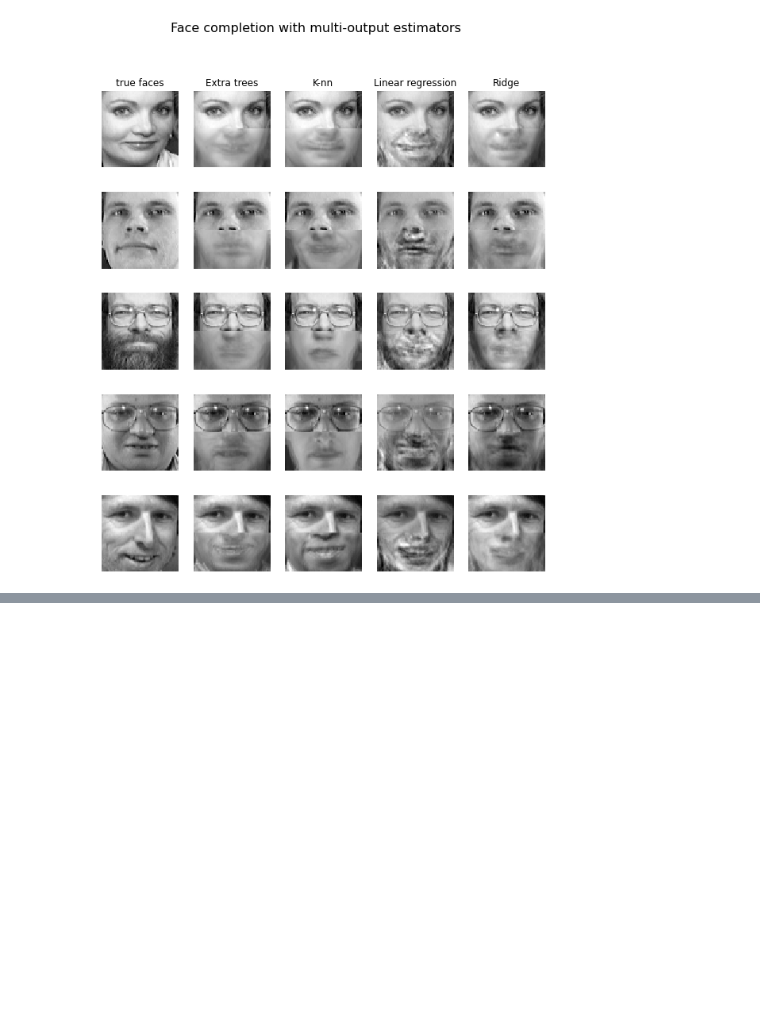
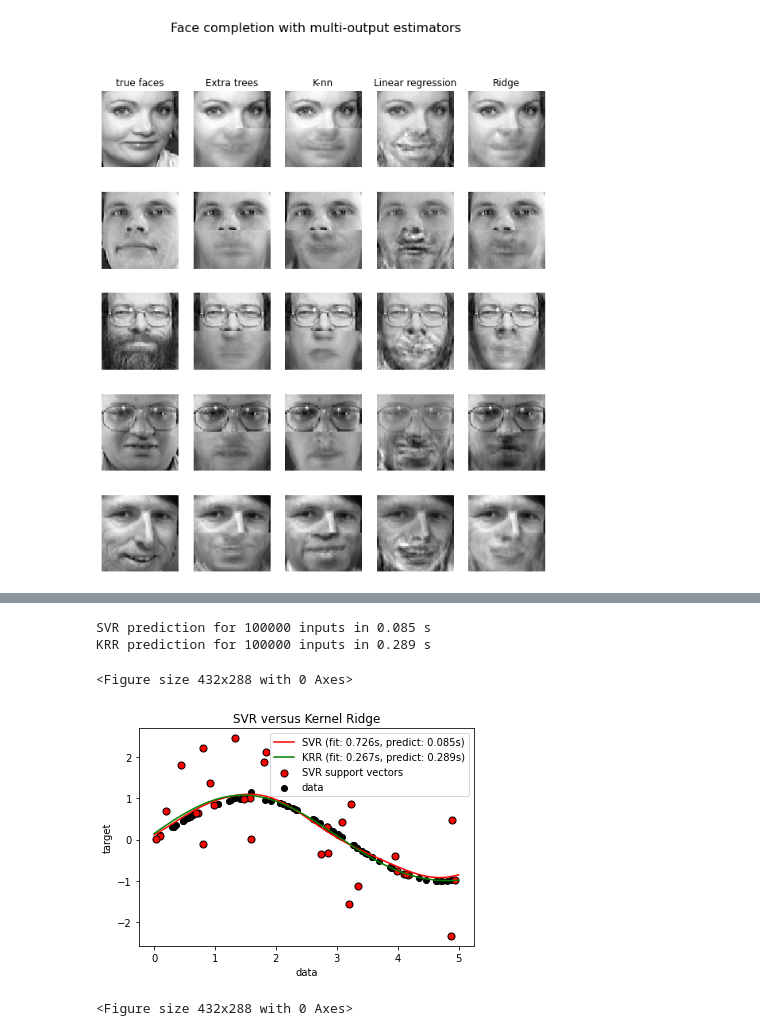
Before and after one commit to skyprince999/100-Days-Of-ML, a Jupyter notebook: Day_18_Plotting_functions_in_sklearn.ipynb, the cells around one changed output, grey strips where cells are left out. Saved outputs shown, nothing was run; the diff lists cells and outputs as text; code cells hidden in the pictures; blank space fills up the shorter version.

```diff
--- a/Day_18_Plotting_functions_in_sklearn.ipynb
+++ b/Day_18_Plotting_functions_in_sklearn.ipynb
@@ -323,0 +465,38 @@ plt.show()
+# %%
+t0 = time.time()
+y_svr = svr.predict(X_plot)
+svr_predict = time.time() - t0
+print("SVR prediction for %d inputs in %.3f s"
+      % (X_plot.shape[0], svr_predict))
+
+t0 = time.time()
+y_kr = kr.predict(X_plot)
+kr_predict = time.time() - t0
+print("KRR prediction for %d inputs in %.3f s"
+      % (X_plot.shape[0], kr_predict))
+# %% [output]
+SVR prediction for 100000 inputs in 0.085 s
+KRR prediction for 100000 inputs in 0.289 s
+# %%
+# #############################################################################
+# Look at the results
+sv_ind = svr.best_estimator_.support_
+plt.scatter(X[sv_ind], y[sv_ind], c='r', s=50, label='SVR support vectors',
+            zorder=2, edgecolors=(0, 0, 0))
+plt.scatter(X[:100], y[:100], c='k', label='data', zorder=1,
+            edgecolors=(0, 0, 0))
+plt.plot(X_plot, y_svr, c='r',
+         label='SVR (fit: %.3fs, predict: %.3fs)' % (svr_fit, svr_predict))
+plt.plot(X_plot, y_kr, c='g',
+         label='KRR (fit: %.3fs, predict: %.3fs)' % (kr_fit, kr_predict))
+plt.xlabel('data')
+plt.ylabel('target')
+plt.title('SVR versus Kernel Ridge')
+plt.legend()
+
+# Visualize training and prediction time
+plt.figure()
+# %% [output]
+<Figure size 432x288 with 0 Axes>
+[figure, added]
+<Figure size 432x288 with 0 Axes>
```
Also changed, not shown: parts of 13 cells of this notebook.
